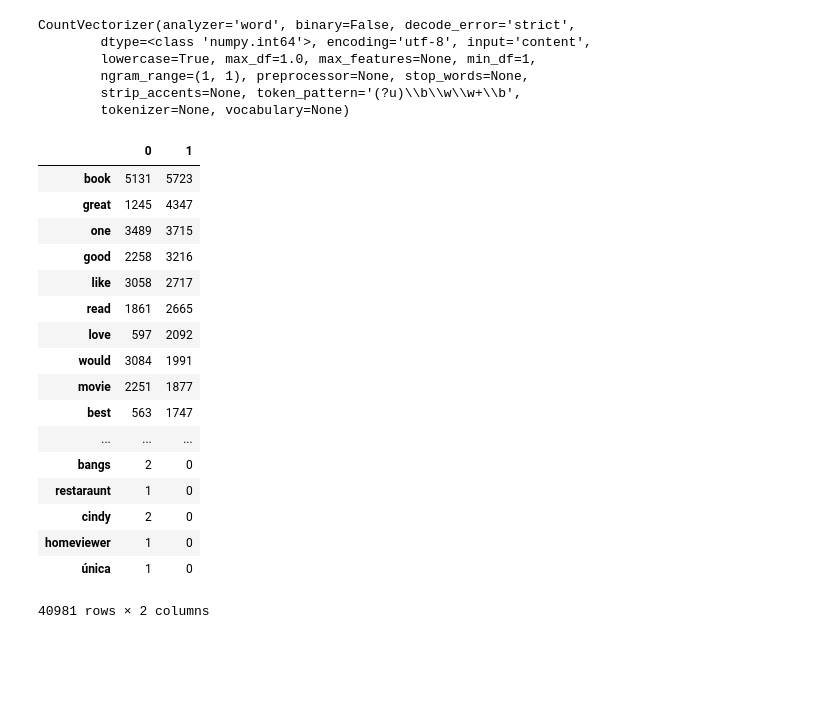
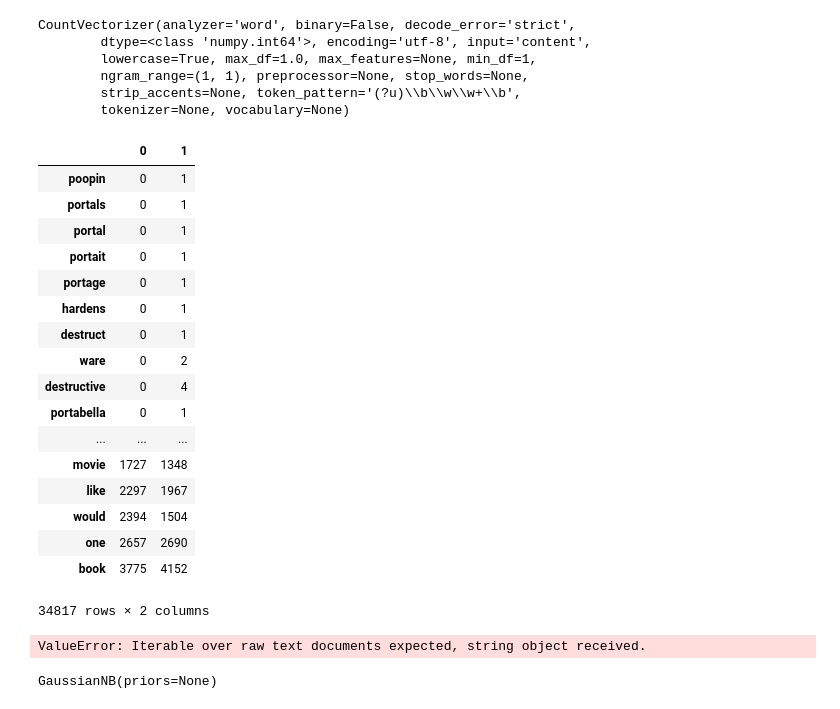
Before and after one commit to aminsmd/sentiment-analysis-amazon-reviews, a Jupyter notebook: Untitled.ipynb, the cells around one changed output. Saved outputs shown, nothing was run; the diff lists cells and outputs as text; code cells hidden in the pictures; blank space fills up the shorter version.

```diff
--- a/Untitled.ipynb
+++ b/Untitled.ipynb
@@ -35,7 +35,7 @@ with open("../train.ft.txt","r") as f:
     for i in f:
         data.append(i)
 # %%
-train_data = data[:20000]
+train_data = data[:15000]
 # %% [markdown]
 # Tokenizing data and extracting labels
 # %%
@@ -46,7 +46,7 @@ for i in range(len(train_data)):
     labels.append(train_data[i][0])
 # %%
 for i in range(len(labels)):
-    labels[i] = labels[i].replace("__label__","")
+    labels[i] = int(labels[i].replace("__label__",""))
 # %% [markdown]
 # Preprocesing
 # %%
@@ -89,7 +89,7 @@ def words_to_str(content,labels):
         ones = ''
         twos = ''
         for j in range(len(content[i])):
-            if labels[i] == '1':
+            if labels[i] == 1:
                 ones += content[i][j] + ' '
             else :
                 twos += content[i][j] + ' '
@@ -165,29 +165,35 @@ doc_vec = countvectorizer.transform([negs_s,pos_s])
 # %%
 df = pd.DataFrame(doc_vec.toarray().transpose(), index = countvectorizer.get_feature_names())
 # %%
-df.sort_values(1, ascending=False)
+df.sort_values(0)
 # %% [output]
 |  | 0 | 1 |
-| book | 5131 | 5723 |
-| great | 1245 | 4347 |
-| one | 3489 | 3715 |
-| good | 2258 | 3216 |
-| like | 3058 | 2717 |
-| read | 1861 | 2665 |
-| love | 597 | 2092 |
-| would | 3084 | 1991 |
-| movie | 2251 | 1877 |
-| best | 563 | 1747 |
+| poopin | 0 | 1 |
+| portals | 0 | 1 |
+| portal | 0 | 1 |
+| portait | 0 | 1 |
+| portage | 0 | 1 |
+| hardens | 0 | 1 |
+| destruct | 0 | 1 |
+| ware | 0 | 2 |
+| destructive | 0 | 4 |
+| portabella | 0 | 1 |
 | ... | ... | ... |
-| bangs | 2 | 0 |
-| restaraunt | 1 | 0 |
-| cindy | 2 | 0 |
-| homeviewer | 1 | 0 |
-| única | 1 | 0 |
+| movie | 1727 | 1348 |
+| like | 2297 | 1967 |
+| would | 2394 | 1504 |
+| one | 2657 | 2690 |
+| book | 3775 | 4152 |
-40981 rows × 2 columns
+34817 rows × 2 columns
 # %%
 from sklearn.naive_bayes import GaussianNB
+# %%
+countvectorizer.transform(data[20000])
+# %% [output]
+ValueError: Iterable over raw text documents expected, string object received.
 # %%
 model = GaussianNB()
 # %%
-model.fit(countvectorizer.transform(data[:20000]).toarray(), labels)
+model.fit(countvectorizer.transform(data[:15000]).toarray(), labels)
+# %% [output]
+GaussianNB(priors=None)
```
Also changed, not shown: parts of 17 cells of this notebook, 1 other file.
